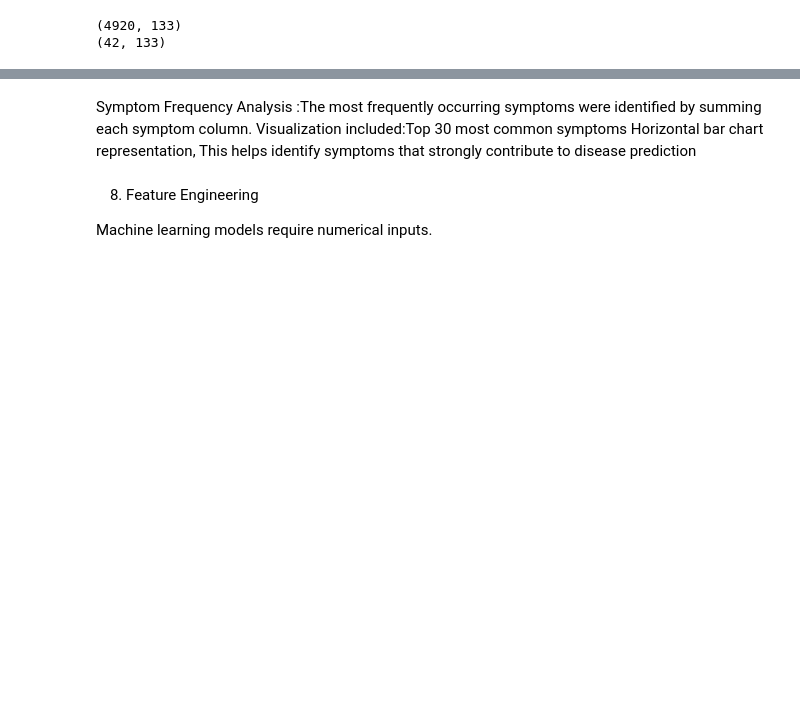
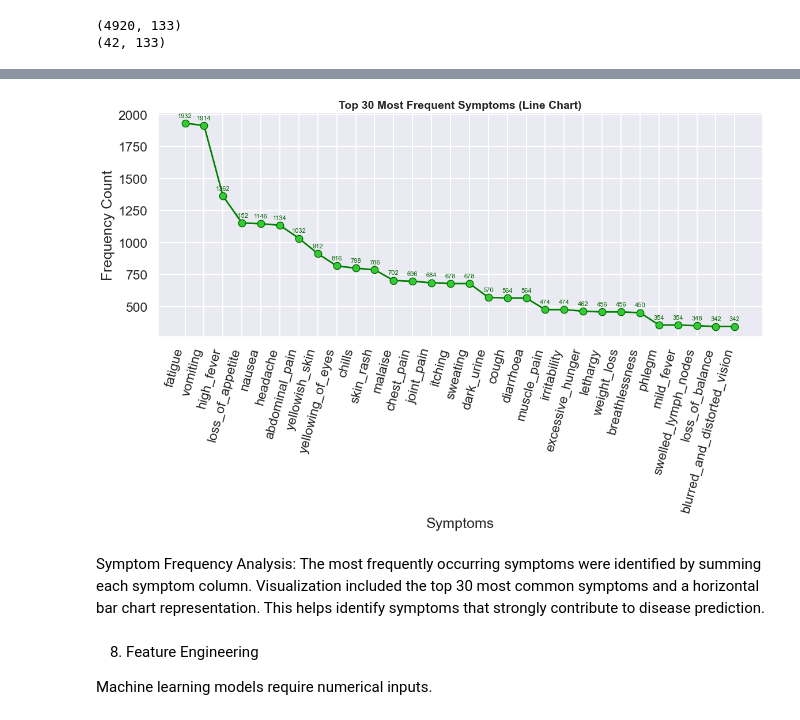
Before and after one commit to deeqa-s/Disease_Prediction_With_ML, a Jupyter notebook: notebooks/DiseasePredection.ipynb, the cells around one changed output, grey strips where cells are left out. Cells and saved outputs as stored; diff of their text form; code cells hidden in the pictures; blank space fills up the shorter version.

```diff
--- a/notebooks/DiseasePredection.ipynb
+++ b/notebooks/DiseasePredection.ipynb
@@ -335,6 +288,52 @@ plt.show()
+# %%
+# Calculate symptom frequency
+symptom_counts = train_df.drop(columns="prognosis").sum()
+
+# select top 30
+top_symptoms_line = symptom_counts.sort_values(ascending=False).head(30)
+
+fig, ax = plt.subplots(figsize=(12,8))
+
+ax.plot(
+    top_symptoms_line.index,
+    top_symptoms_line.values,
+    marker="o",
+    linewidth=2,
+    color="green",          # line color
+    markerfacecolor="limegreen",
+    markeredgecolor="darkgreen"
+)
+
+ax.set_title("Top 30 Most Frequent Symptoms (Line Chart)", fontsize=14, weight="bold")
+ax.set_xlabel("Symptoms")
+ax.set_ylabel("Frequency Count")
+
+# Add numbers
+for i, y in enumerate(top_symptoms_line.values):
+    ax.annotate(
+        f"{int(y)}",
+        (i, y),
+        textcoords="offset points",
+        xytext=(0, 6),
+        ha="center",
+        va="bottom",
+        fontsize=8,
+        color="darkgreen"
+    )
+
+# numeric x positions
+ax.set_xticks(range(len(top_symptoms_line.index)))
+ax.set_xticklabels(top_symptoms_line.index, rotation=75, ha="right")
+
+sns.despine()
+
+plt.tight_layout()
+plt.show()
+# %% [output]
+[figure, added]
 # %% [markdown]
-Symptom Frequency Analysis :The most frequently occurring symptoms were identified by summing each symptom column.
-Visualization included:Top 30 most common symptoms Horizontal bar chart representation, This helps identify symptoms that strongly contribute to disease prediction
+Symptom Frequency Analysis: The most frequently occurring symptoms were identified by summing each symptom column.
+Visualization included the top 30 most common symptoms and a horizontal bar chart representation. This helps identify symptoms that strongly contribute to disease prediction.
 # %% [markdown]
 8. Feature Engineering
 
```
Also changed, not shown: parts of 31 cells of this notebook.
